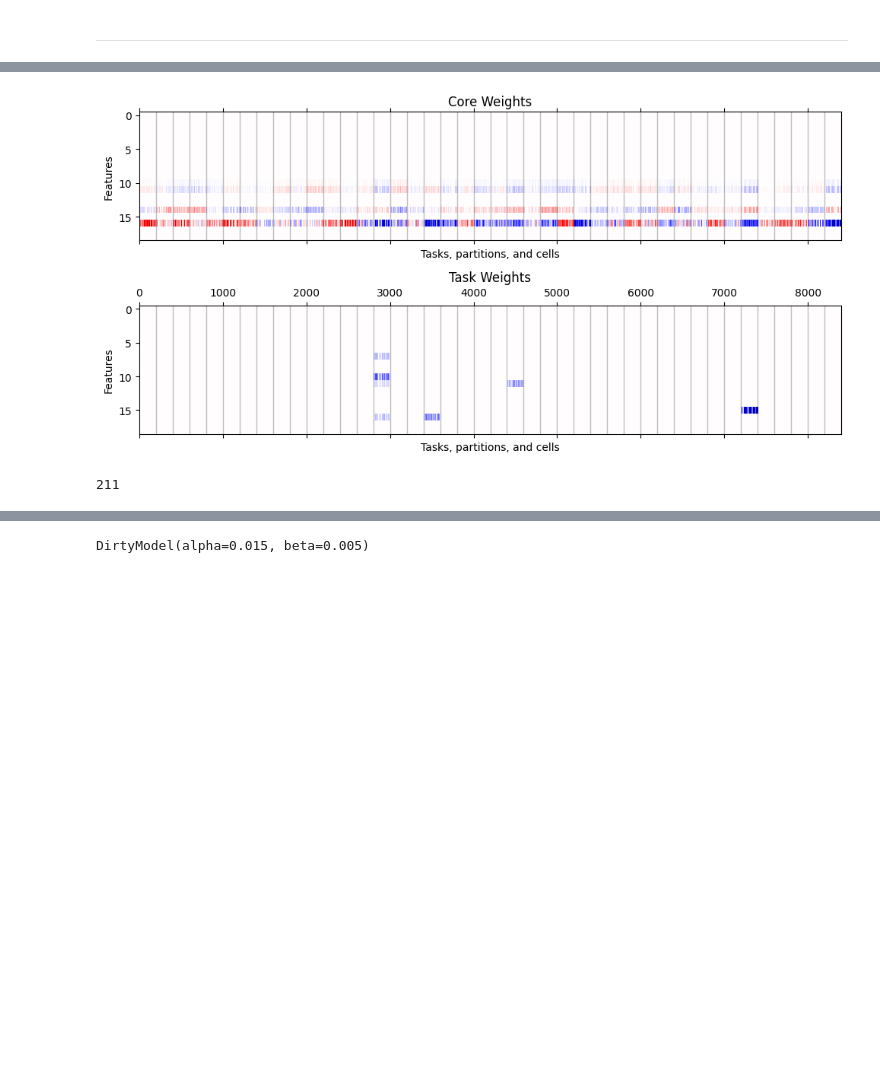
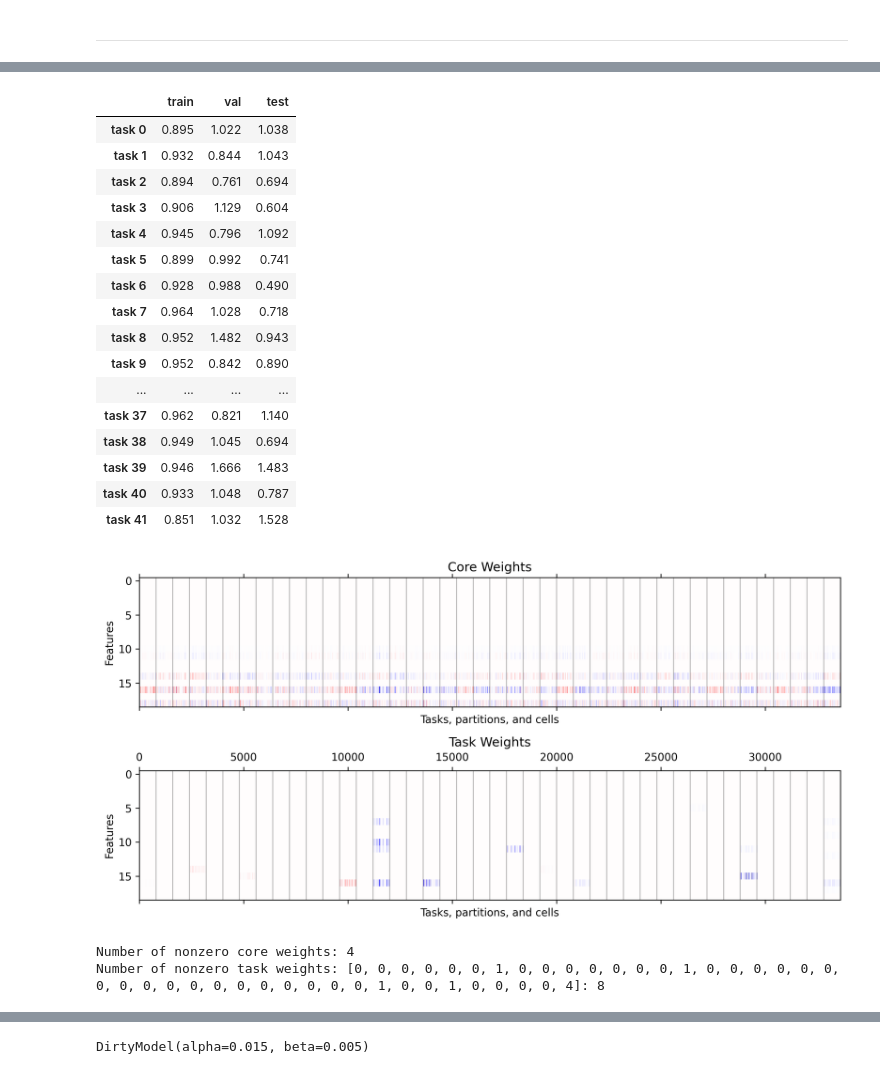
Before and after one commit to mattrmd/joplen_mlsp2024, a Jupyter notebook: experiments/multitask_selection.ipynb, the cells around one changed output, grey strips where cells are left out. Drawn from its saved outputs; the diff is of its cells as text; code cells hidden in the pictures; blank space fills up the shorter version.

```diff
--- a/experiments/multitask_selection.ipynb
+++ b/experiments/multitask_selection.ipynb
@@ -156,22 +184,18 @@ def plot_joplen_weights(model):
         f"Number of nonzero task weights: {list(task_mask.sum(axis=1))}: {task_mask.sum()}"
     )
 # %%
-def mse(y_true, y_pred):
-    return np.mean((y_true - y_pred) ** 2)
-
-
 def score_jp(model: MTJOPLEn, x_train, y_train, x_val, y_val, x_test, y_test):
     y_train_err = []
     y_val_err = []
     y_test_err = []
 
-    for i in range(x_train.shape[0]):
+    for i in range(len(x_train)):
         y_train_err.append(mse(y_train[i], model.predict(x_train[i], i).flatten()))
         y_val_err.append(mse(y_val[i], model.predict(x_val[i], i).flatten()))
         y_test_err.append(mse(y_test[i], model.predict(x_test[i], i).flatten()))
 
     columns = ["train", "val", "test"]
-    index = [f"task {i}" for i in range(x_train.shape[0])]
+    index = [f"task {i}" for i in range(len(x_train))]
 
     return pd.DataFrame(
         np.array([y_train_err, y_val_err, y_test_err]).T,
@@ -452,23 +636,23 @@ y_test = [test[i]["y"] for i in participants]
 # %%
 from JOPLEn.partitioner import VPartition, RFPartition, GBPartition
 
-model = MTJOPLEn(
-    # GBPartition,
-    # n_partitions=100,
-    VPartition,
+jp_model = MTJOPLEn(
+    GBPartition,
     n_partitions=100,
-    n_cells=2,
+    # VPartition,
+    # n_partitions=1000,
+    n_cells=8,
     random_state=0,
 )
 
-history = model.fit(
+history = jp_model.fit(
     x_train,
     y_train,
     lst_val_x=x_val,
     lst_val_y=y_val,
     max_iters=100,
-    lam_core=5.0,
-    lam_task=1.5,
+    lam_core=4.7,
+    lam_task=1.16,
     core_alpha=0.0,
     task_alpha=0.0,
     print_epochs=2,
@@ -495,4 +678,0 @@ history = model.fit(
-# %%
-plot_joplen_weights(model)
-# %% [output]
-[figure, removed]
@@ -536,22 +678,0 @@ def plot_strip(
-# %%
-core_mask = np.linalg.norm(model.cwb.get(), axis=(0, 2))[:-1] > 1e-4
-task_mask = np.linalg.norm(model.cws.get(), axis=2)[:, :-1] > 1e-4
-feature_mask = np.logical_or(core_mask, task_mask)
-print(feature_mask.sum())
-
-y_train_pred, y_val_pred, y_test_pred = [], [], []
-y_train_err, y_val_err, y_test_err = [], [], []
-
-for i in range(n_tasks):
-    lgbm = LGBMRegressor(random_state=0, verbose=-1)
-    lgbm.fit(x_train[i][:, feature_mask[i]], y_train[i])
-
-    y_train_pred.append(lgbm.predict(x_train[i][:, feature_mask[i]]))
-    y_val_pred.append(lgbm.predict(x_val[i][:, feature_mask[i]]))
-    y_test_pred.append(lgbm.predict(x_test[i][:, feature_mask[i]]))
-
-    y_train_err.append(np.mean((y_train_pred[-1] - y_train[i]) ** 2))
-    y_val_err.append(np.mean((y_val_pred[-1] - y_val[i]) ** 2))
-    y_test_err.append(np.mean((y_test_pred[-1] - y_test[i]) ** 2))
-# %% [output]
-211
@@ -595,0 +679,27 @@ def get_out_data(y_pred, mask_out):
+# %%
+jp_res = score_jp(jp_model, x_train, y_train, x_val, y_val, x_test, y_test)
+
+display(jp_res.round(3))
+
+plot_joplen_weights(jp_model)
+# %% [output]
+|  | train | val | test |
+| task 0 | 0.895 | 1.022 | 1.038 |
+| task 1 | 0.932 | 0.844 | 1.043 |
+| task 2 | 0.894 | 0.761 | 0.694 |
+| task 3 | 0.906 | 1.129 | 0.604 |
+| task 4 | 0.945 | 0.796 | 1.092 |
+| task 5 | 0.899 | 0.992 | 0.741 |
+| task 6 | 0.928 | 0.988 | 0.490 |
+| task 7 | 0.964 | 1.028 | 0.718 |
+| task 8 | 0.952 | 1.482 | 0.943 |
+| task 9 | 0.952 | 0.842 | 0.890 |
+| ... | ... | ... | ... |
+| task 37 | 0.962 | 0.821 | 1.140 |
+| task 38 | 0.949 | 1.045 | 0.694 |
+| task 39 | 0.946 | 1.666 | 1.483 |
+| task 40 | 0.933 | 1.048 | 0.787 |
+| task 41 | 0.851 | 1.032 | 1.528 |
+[figure, added]
+Number of nonzero core weights: 4
+Number of nonzero task weights: [0, 0, 0, 0, 0, 0, 1, 0, 0, 0, 0, 0, 0, 0, 1, 0, 0, 0, 0, 0, 0, 0, 0, 0, 0, 0, 0, 0, 0, 0, 0, 0, 0, 1, 0, 0, 1, 0, 0, 0, 0, 4]: 8
```
Also changed, not shown: parts of 30 cells of this notebook.
